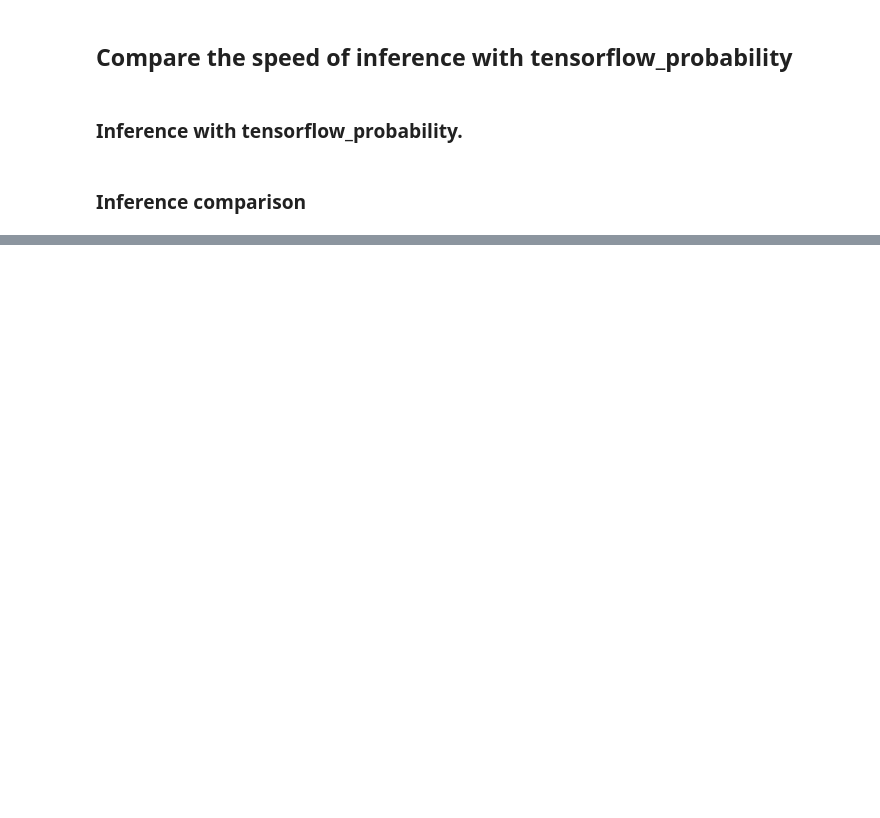
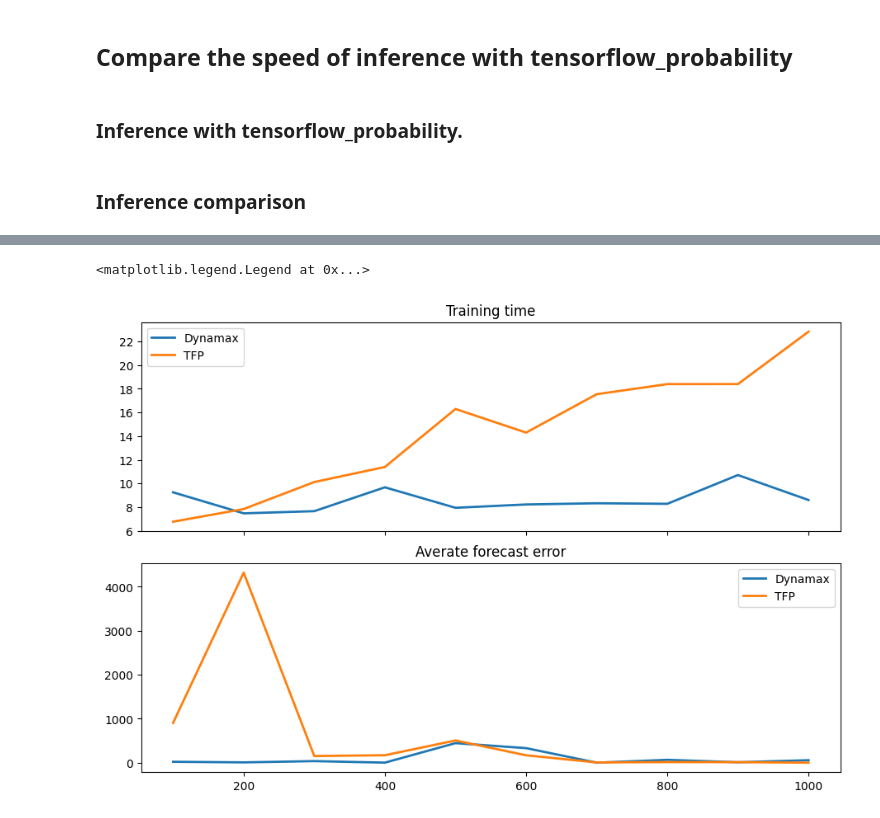
Before and after one commit to probml/sts-jax, a Jupyter notebook: sts_jax/structural_time_series/demos/sts_poisson_demo.ipynb, the cells around one changed output, grey strips where cells are left out. Saved outputs shown, nothing was run; the diff lists cells and outputs as text; code cells hidden in the pictures; blank space fills up the shorter version.

Commit message:
comparison

```diff
--- a/sts_jax/structural_time_series/demos/sts_poisson_demo.ipynb
+++ b/sts_jax/structural_time_series/demos/sts_poisson_demo.ipynb
@@ -245,3 +242,3 @@ def inference_comparison(num_training_steps, num_forecast_steps, key=jr.PRNGKey(
 # %%
-num_training_steps = jnp.array([1e1, 5e1, 1e2, 5e2, 1e3, 1.5e3, 2e3]).astype(int)
-num_forecast_steps = (0.3 * num_training_steps).astype(int)
+num_training_steps = (jnp.arange(1, 11)*100).astype(int)
+num_forecast_steps = (0.1 * num_training_steps).astype(int)
@@ -265,3 +245,13 @@ print(d)
-# %%
-(t_dynamax, forecast_err_dynamax), (t_tfp, forecast_err_tfp) = vmap(inference_comparison)(
-    num_training_steps, num_forecast_steps)
+# %%
+train_dynamax = []
+train_tfp = []
+err_dynamax = []
+err_tfp = []
+
+for i in range(10):
+    (t_dynamax, forecast_err_dynamax), (t_tfp, forecast_err_tfp) = inference_comparison(
+        num_training_steps[i], num_forecast_steps[i])
+    train_dynamax.append(t_dynamax)
+    err_dynamax.append(forecast_err_dynamax)
+    train_tfp.append(t_tfp)
+    err_tfp.append(forecast_err_tfp)
@@ -267,0 +269,17 @@ print(d)
+# %%
+fig, (ax1, ax2) = plt.subplots(2, 1, figsize=(9, 6), sharex=True, layout='constrained')
+
+# Plot the original obvervation and the counterfactual predict
+ax1.plot(num_training_steps, jnp.array(train_dynamax), color='C0', lw=2, label='Dynamax')
+ax1.plot(num_training_steps, jnp.array(train_tfp), color='C1', lw=2, label='TFP')
+ax1.set_title('Training time')
+ax1.legend()
+
+# Plot the pointwise causal impact
+ax2.plot(num_training_steps, jnp.array(err_dynamax), color='C0', lw=2, label='Dynamax')
+ax2.plot(num_training_steps, jnp.array(err_tfp), color='C1', lw=2, label='TFP')
+ax2.set_title('Averate forecast error')
+ax2.legend()
+# %% [output]
+<matplotlib.legend.Legend at 0x...>
+[figure, added]
```
Also changed, not shown: parts of 11 cells of this notebook, 1 other file.
